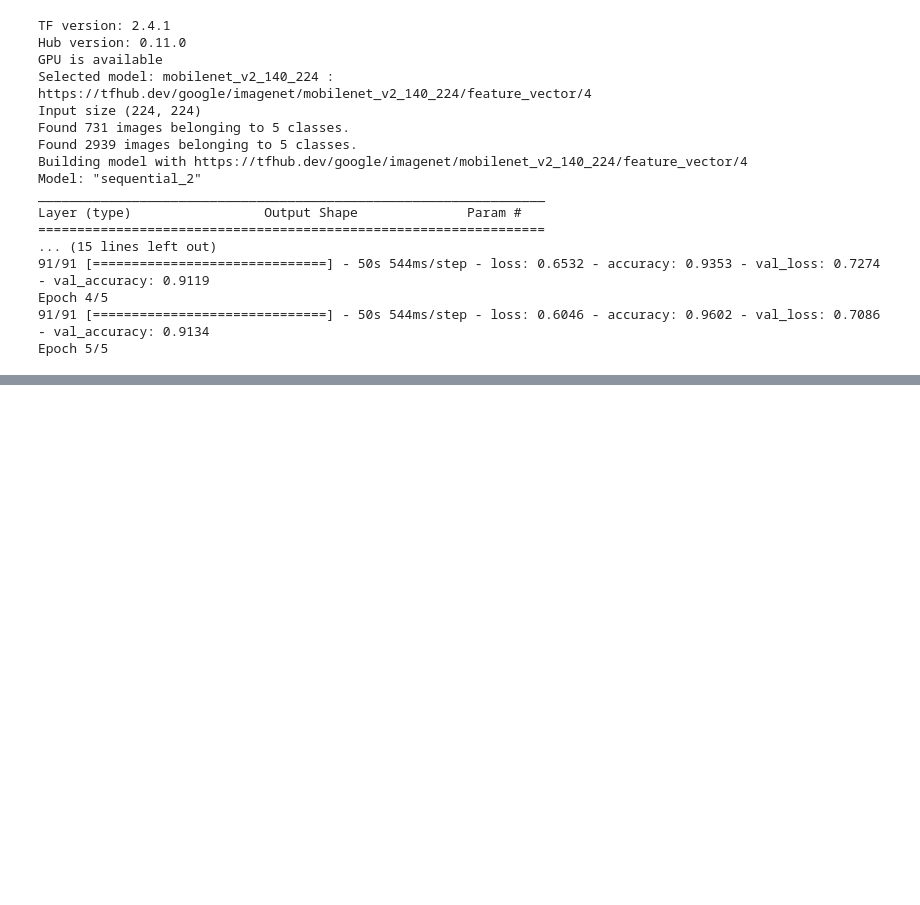
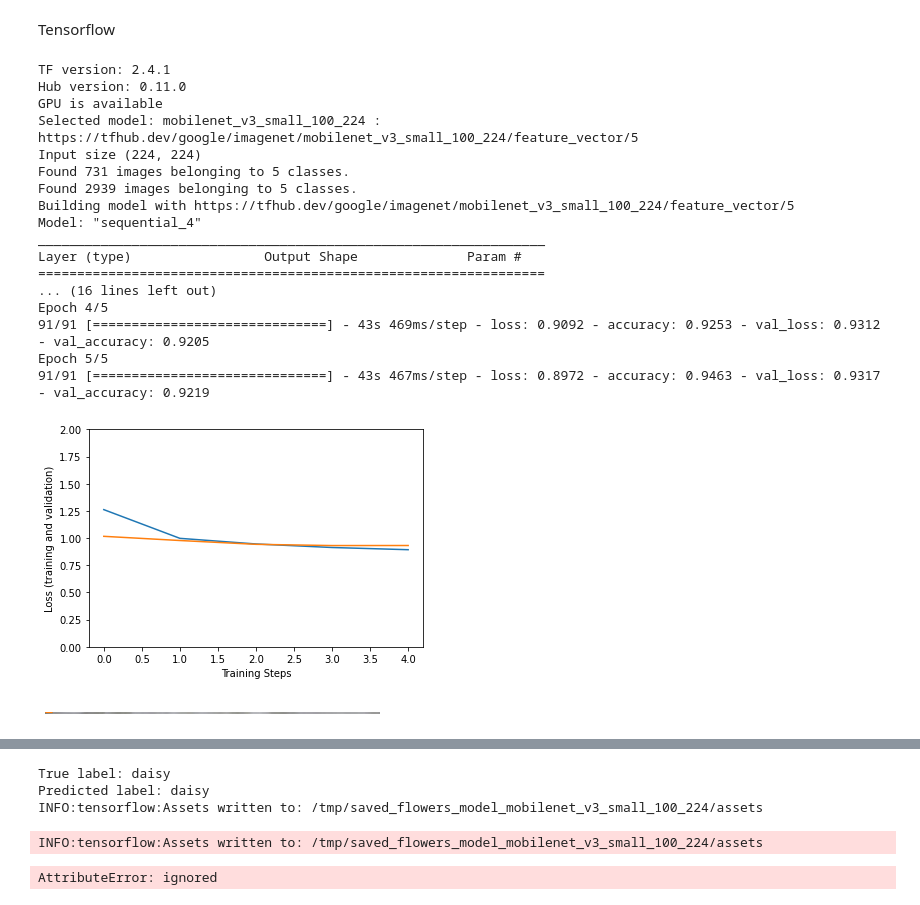
Before and after one commit to JoyBed/tensorflow, a Jupyter notebook: Untitled0.ipynb, the cells around one changed output, grey strips where cells are left out. Drawn from its saved outputs; the diff is of its cells as text; code cells hidden in the pictures; blank space fills up the shorter version.

```diff
--- a/Untitled0.ipynb
+++ b/Untitled0.ipynb
@@ -1,5 +1,7 @@
 # %% [markdown]
 <a href="https://colab.research.google.com/github/JoyBed/tensorflow/blob/main/Untitled0.ipynb" target="_parent"><img src="https://colab.research.google.com/assets/colab-badge.svg" alt="Open In Colab"/></a>
+# %% [markdown]
+Tensorflow
 # %%
 import itertools
 import os
@@ -14,7 +16,7 @@ print("TF version:", tf.__version__)
 print("Hub version:", hub.__version__)
 print("GPU is", "available" if tf.test.is_gpu_available() else "NOT AVAILABLE")
 
-model_name = "mobilenet_v2_140_224" # @param ['bit_s-r50x1', 'efficientnet_b0', 'efficientnet_b1', 'efficientnet_b2', 'efficientnet_b3', 'efficientnet_b4', 'efficientnet_b5', 'efficientnet_b6', 'efficientnet_b7', 'inception_v3', 'inception_resnet_v2', 'mobilenet_v2_100_224', 'mobilenet_v2_130_224', 'mobilenet_v2_140_224', 'mobilenet_v3_large_100_224', 'mobilenet_v3_large_075_224', 'mobilenet_v3_small_100_224', 'mobilenet_v3_small_075_224', 'nasnet_large', 'nasnet_mobile', 'pnasnet_large', 'resnet_v1_50', 'resnet_v1_101', 'resnet_v1_152', 'resnet_v2_50', 'resnet_v2_101', 'resnet_v2_152']
+model_name = "mobilenet_v3_small_100_224" # @param ['bit_s-r50x1', 'efficientnet_b0', 'efficientnet_b1', 'efficientnet_b2', 'efficientnet_b3', 'efficientnet_b4', 'efficientnet_b5', 'efficientnet_b6', 'efficientnet_b7', 'inception_v3', 'inception_resnet_v2', 'mobilenet_v2_100_224', 'mobilenet_v2_130_224', 'mobilenet_v2_140_224', 'mobilenet_v3_large_100_224', 'mobilenet_v3_large_075_224', 'mobilenet_v3_small_100_224', 'mobilenet_v3_small_075_224', 'nasnet_large', 'nasnet_mobile', 'pnasnet_large', 'resnet_v1_50', 'resnet_v1_101', 'resnet_v1_152', 'resnet_v2_50', 'resnet_v2_101', 'resnet_v2_152']
 
 model_handle_map = {
   "efficientnet_b0": "https://tfhub.dev/tensorflow/efficientnet/b0/feature-vector/1",
@@ -142,36 +144,42 @@ def get_class_string_from_index(index):
       if class_index == index:
          return class_string
 
 x, y = next(valid_generator)
 image = x[0, :, :, :]
 true_index = np.argmax(y[0])
 plt.imshow(image)
 plt.axis('off')
 plt.show()
 
 # Expand the validation image to (1, 224, 224, 3) before predicting the label
 prediction_scores = model.predict(np.expand_dims(image, axis=0))
 predicted_index = np.argmax(prediction_scores)
 print("True label: " + get_class_string_from_index(true_index))
 print("Predicted label: " + get_class_string_from_index(predicted_index))
 
+#Saving model
 saved_model_path = f"/tmp/saved_flowers_model_{model_name}"
 tf.saved_model.save(model, saved_model_path)
+
+model.export(export_dir='.', export_format=ExportFormat.LABEL)
+model.evaluate_tflite('model.tflite', test_data)
 # %% [output]
 TF version: 2.4.1
 Hub version: 0.11.0
 GPU is available
-Selected model: mobilenet_v2_140_224 : https://tfhub.dev/google/imagenet/mobilenet_v2_140_224/feature_vector/4
+Selected model: mobilenet_v3_small_100_224 : https://tfhub.dev/google/imagenet/mobilenet_v3_small_100_224/feature_vector/5
 Input size (224, 224)
 Found 731 images belonging to 5 classes.
 Found 2939 images belonging to 5 classes.
-Building model with https://tfhub.dev/google/imagenet/mobilenet_v2_140_224/feature_vector/4
-Model: "sequential_2"
+Building model with https://tfhub.dev/google/imagenet/mobilenet_v3_small_100_224/feature_vector/5
+Model: "sequential_4"
 _________________________________________________________________
 Layer (type)                 Output Shape              Param #
 =================================================================
-... (15 lines left out)
-91/91 [==============================] - 50s 544ms/step - loss: 0.6532 - accuracy: 0.9353 - val_loss: 0.7274 - val_accuracy: 0.9119
+... (16 lines left out)
 Epoch 4/5
-91/91 [==============================] - 50s 544ms/step - loss: 0.6046 - accuracy: 0.9602 - val_loss: 0.7086 - val_accuracy: 0.9134
+91/91 [==============================] - 43s 469ms/step - loss: 0.9092 - accuracy: 0.9253 - val_loss: 0.9312 - val_accuracy: 0.9205
 Epoch 5/5
+91/91 [==============================] - 43s 467ms/step - loss: 0.8972 - accuracy: 0.9463 - val_loss: 0.9317 - val_accuracy: 0.9219
+[figure, added]
+[figure, added]
@@ -177,0 +188,5 @@ Epoch 5/5
+True label: daisy
+Predicted label: daisy
+INFO:tensorflow:Assets written to: /tmp/saved_flowers_model_mobilenet_v3_small_100_224/assets
+INFO:tensorflow:Assets written to: /tmp/saved_flowers_model_mobilenet_v3_small_100_224/assets
+AttributeError: ignored
```
Also changed, not shown: parts of 3 cells of this notebook.
